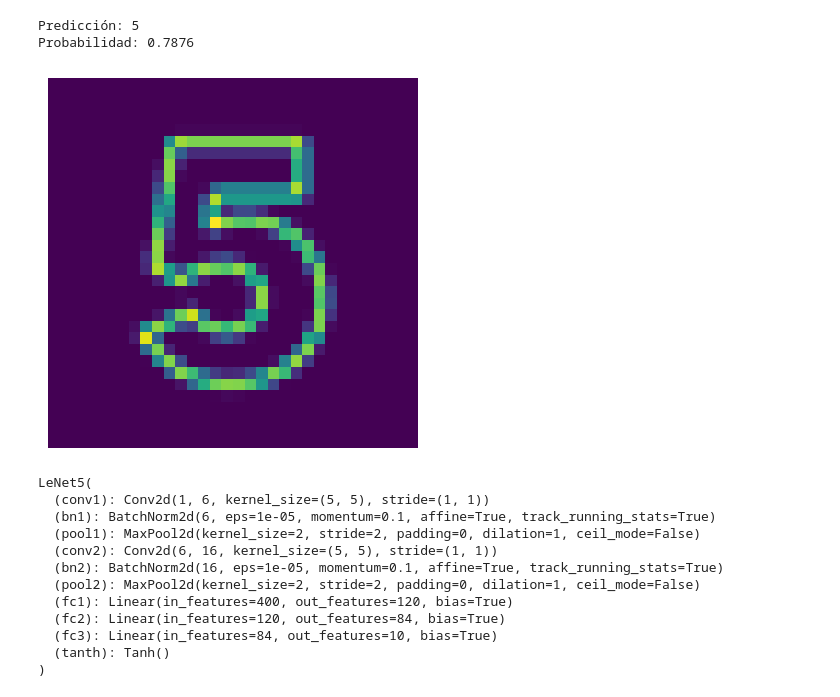
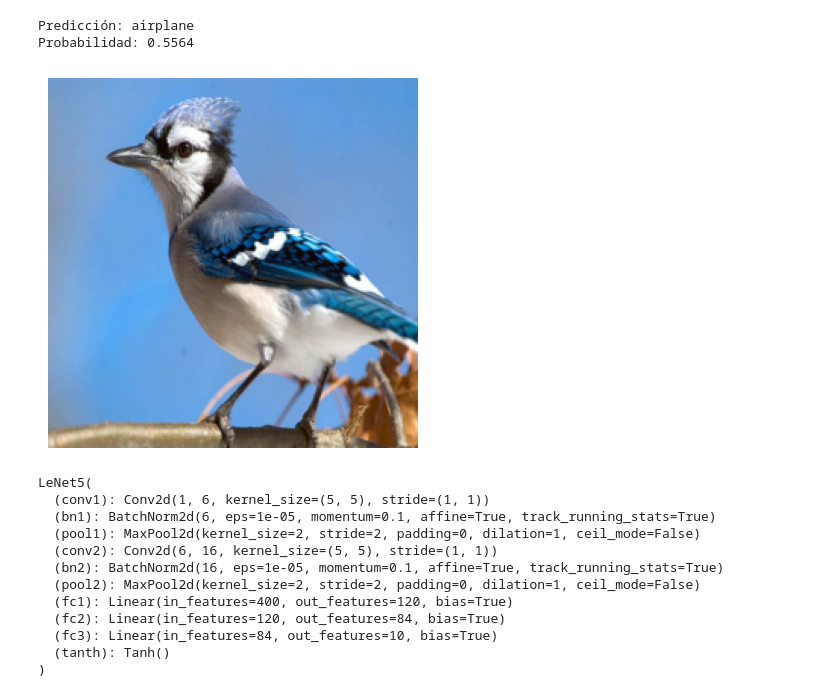
Before and after one commit to JuniorHZ19/ArquitecturasCNN, a Jupyter notebook: AlexNet.ipynb, the cells around one changed output. Cells and saved outputs as stored; diff of their text form; code cells hidden in the pictures.

Commit message:
Mejorando y probadno  modelo

```diff
--- a/AlexNet.ipynb
+++ b/AlexNet.ipynb
@@ -178,8 +182,8 @@ test_dataset = datasets.CIFAR10(root='./data', train=False, download=True, trans
 
 
 # Crear DataLoaders
-train_loader = DataLoader(train_dataset, batch_size=80, shuffle=True, num_workers=2)
-test_loader = DataLoader(test_dataset, batch_size=80, shuffle=False, num_workers=2)
+train_loader = DataLoader(train_dataset, batch_size=360, shuffle=True, num_workers=2)
+test_loader = DataLoader(test_dataset, batch_size=360, shuffle=False, num_workers=2)
 
 
 data_lote,labels_lote=next(iter(train_loader))
@@ -203,9 +207,10 @@ Files already downloaded and verified
 # Inicializar modelo, pérdida y optimizador
 import torch.optim as optim
 import torch
-modelo = Alexnet(input_channel=3)
+modelo = Alexnet(input_channel=3).to(device)
+
 criterion = nn.CrossEntropyLoss()
-optimizer = optim.SGD(modelo.parameters(), lr=0.001, momentum=0.9)
+optimizer = optim.SGD(modelo.parameters(), lr=0.01, momentum=0.9)
 epochs=10
 
 modelo_entrenado,optimisador_entrenado=trainModel(modelo,epochs,train_loader,test_loader,optimizer,criterion)
@@ -219,23 +233,22 @@ import torch.nn.functional as F
 from torchvision import transforms
 
 # Ruta de la imagen
-file_path = "/content/numero-5-7.jpg"  # @param {type:"string"}
+file_path = "/content/ave.jpeg"  # @param {type:"string"}
 
 # Cargar la imagen
 img = Image.open(file_path)
 
 # Transformaciones para la imagen: igual que durante el entrenamiento
 transform = transforms.Compose([
-   # Convertir a escala de grises
-    transforms.Grayscale(num_output_channels=1),
-    transforms.Resize((32, 32)),  # Redimensionar a 32x32
+
+    transforms.Resize((244, 244)),  # Redimensionar a 32x32
     transforms.ToTensor(),  # Convertir la imagen a tensor
-    transforms.Lambda(lambda x: 1 - x), #invierto colores de negro a blanco
 ])
 
 # Aplicar las transformaciones
-#tensor_img = data_test[5].unsqueeze(0)  # Añadir una dimensión de batch
+
 tensor_img= transform(img).unsqueeze(0)
+tensor_img=tensor_img.to(device)
 # Asegurarse de que el modelo esté en modo de evaluación
 modelo_entrenado.eval()
 
@@ -244,37 +257,38 @@ modelo_entrenado.eval()
 # Hacer la predicción
 with torch.no_grad():
     output = modelo_entrenado(tensor_img)
 
 # Calcular las probabilidades con softmax
 probabilities = F.softmax(output, dim=1)
 
 # Obtener el índice de la clase con la mayor probabilidad
 max_value, max_index = torch.max(probabilities, dim=1)
 
 # Definir las clases (dígitos de 0 a 9)
-classes = ['0', '1', '2', '3', '4', '5', '6', '7', '8', '9']
+classes = ['airplane', 'automobile', 'bird', 'cat', 'deer', 'dog', 'frog', 'horse', 'ship', 'truck']
+
 
 # Imprimir la predicción y la probabilidad
 print(f'Predicción: {classes[max_index.item()]}')
 print(f'Probabilidad: {max_value.item():.4f}')
 
 tensor_img = tensor_img.squeeze(0)  # Eliminar la dimensión de batch, si es necesario
 
 # Deshacer la normalización (si fue realizada previamente)
 
 
 
 # Convertir de tensor a imagen PIL
 to_pil = transforms.ToPILImage()
 image = to_pil(tensor_img)
 # Mostrar la imagen
 plt.imshow(image)
 plt.axis('off')  # Desactivar los ejes para solo mostrar la imagen
 plt.show()
 # %% [output]
-Predicción: 5
-Probabilidad: 0.7876
+Predicción: airplane
+Probabilidad: 0.5564
-[figure, old version]
+[figure, new version]
 # %%
 #Guardar modelo y optimzador:
 
```
Also changed, not shown: parts of 4 cells of this notebook.
